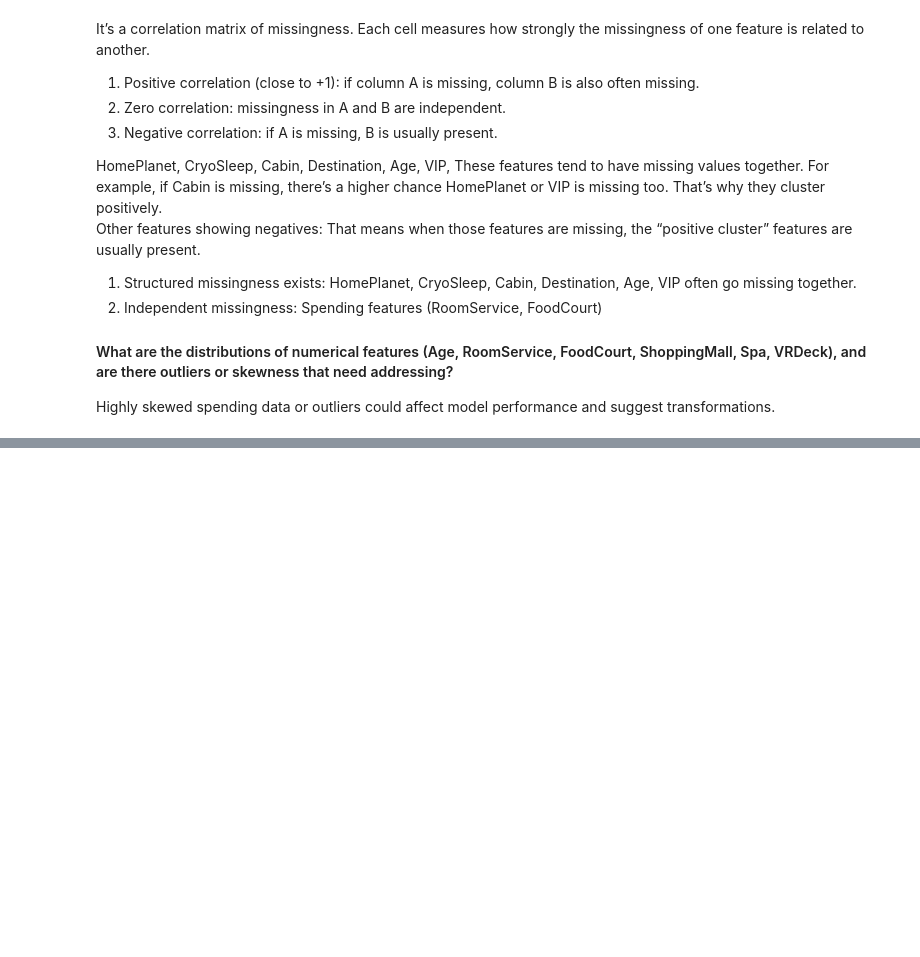
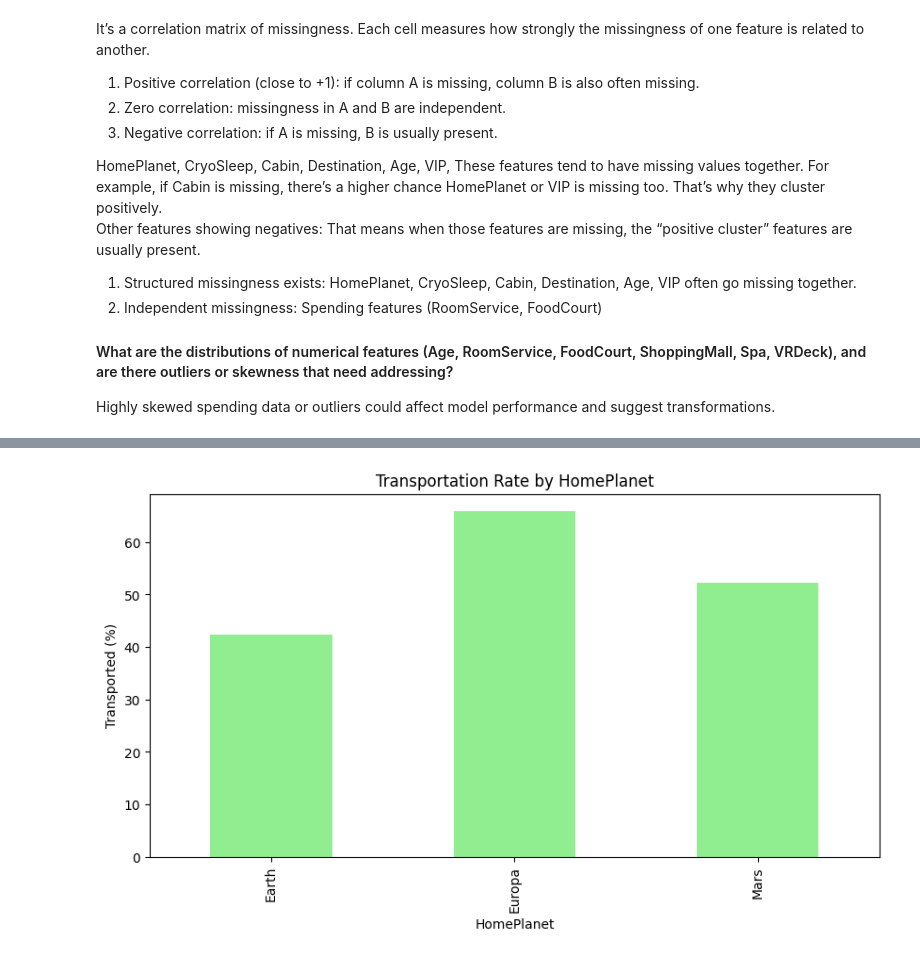
Before and after one commit to Darknight47/Kaggle-Competitions, a Jupyter notebook: Spaceship_Titanic/notebooks/data_understanding.ipynb, the cells around one changed output, grey strips where cells are left out. Drawn from its saved outputs; the diff is of its cells as text; code cells hidden in the pictures; blank space fills up the shorter version.

```diff
--- a/Spaceship_Titanic/notebooks/data_understanding.ipynb
+++ b/Spaceship_Titanic/notebooks/data_understanding.ipynb
@@ -93,0 +152,9 @@ Highly skewed spending data or outliers could affect model performance and sugge
+# %%
+# Plot Transportation rate
+plt.figure(figsize=(10, 5))
+transportation_rate.plot(kind='bar', color='lightgreen')
+plt.title("Transportation Rate by HomePlanet")
+plt.ylabel("Transported (%)")
+plt.show()
+# %% [output]
+[figure, added]
```
Also changed, not shown: parts of 57 cells of this notebook.
